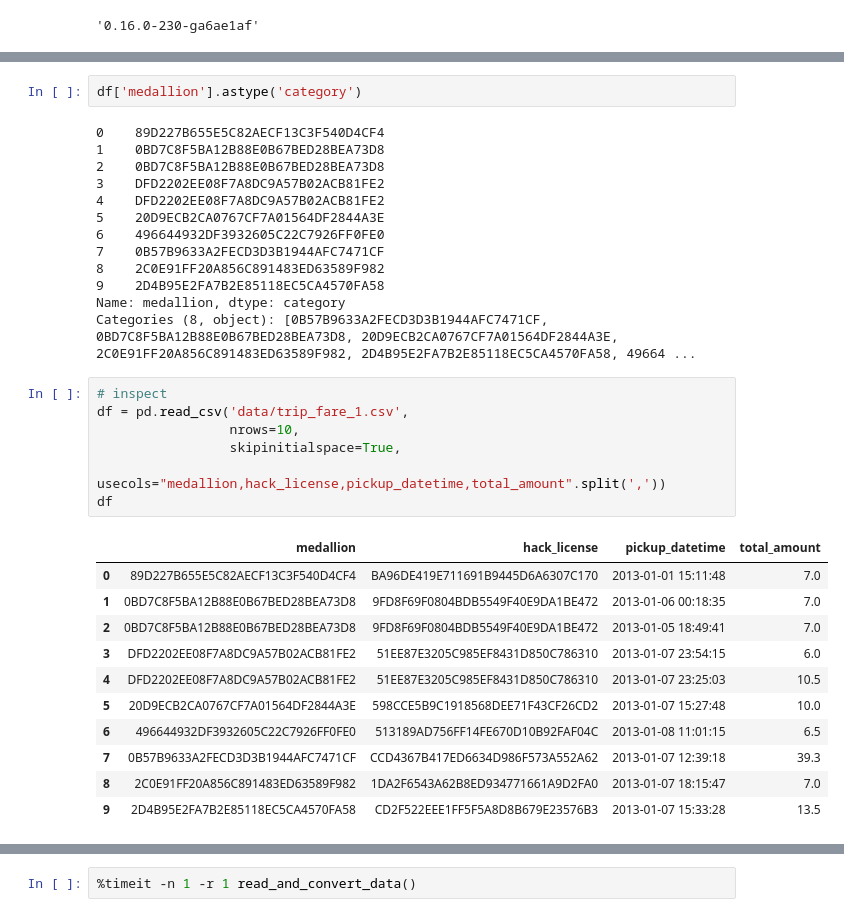
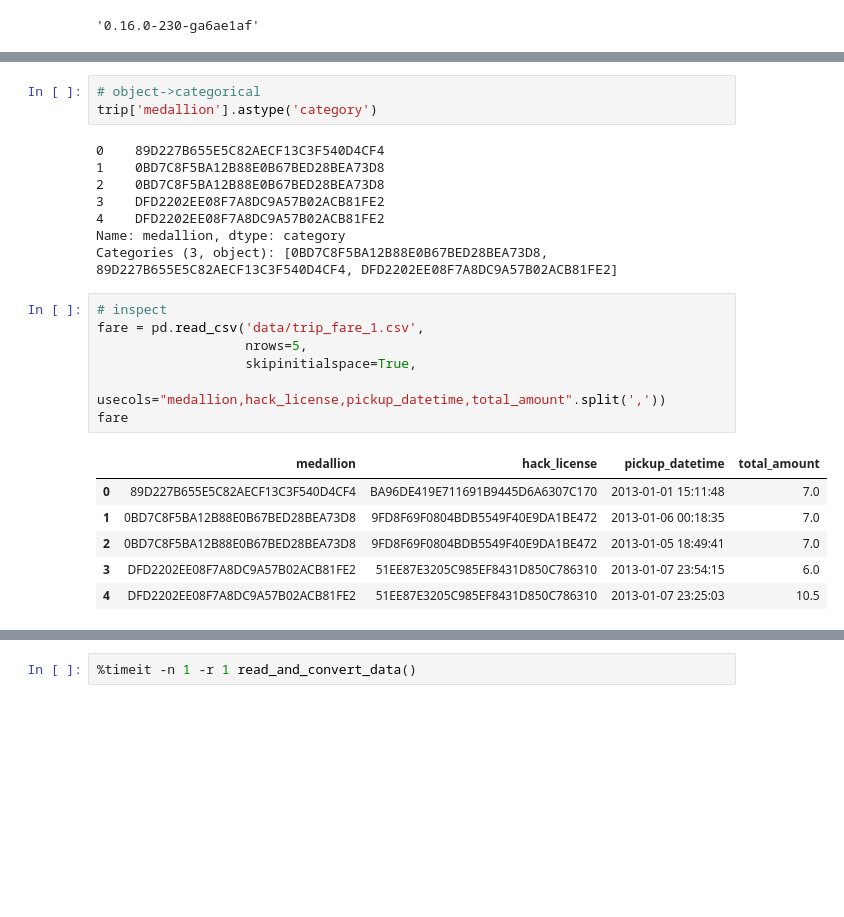
Before and after one commit to jreback/metis, a Jupyter notebook: Taxi Data.ipynb, the cells around one changed output, grey strips where cells are left out. Drawn from its saved outputs; the diff is of its cells as text; blank space fills up the shorter version.

```diff
--- a/Taxi Data.ipynb
+++ b/Taxi Data.ipynb
@@ -55,35 +46,26 @@ pd.to_datetime(df['dropoff_datetime'],infer_datetime_format=True)
 Name: dropoff_datetime, dtype: datetime64[ns]
 # %%
-df['medallion'].astype('category')
+# object->categorical
+trip['medallion'].astype('category')
 # %% [output]
 0    89D227B655E5C82AECF13C3F540D4CF4
 1    0BD7C8F5BA12B88E0B67BED28BEA73D8
 2    0BD7C8F5BA12B88E0B67BED28BEA73D8
 3    DFD2202EE08F7A8DC9A57B02ACB81FE2
 4    DFD2202EE08F7A8DC9A57B02ACB81FE2
-5    20D9ECB2CA0767CF7A01564DF2844A3E
-6    496644932DF3932605C22C7926FF0FE0
-7    0B57B9633A2FECD3D3B1944AFC7471CF
-8    2C0E91FF20A856C891483ED63589F982
-9    2D4B95E2FA7B2E85118EC5CA4570FA58
 Name: medallion, dtype: category
-Categories (8, object): [0B57B9633A2FECD3D3B1944AFC7471CF, 0BD7C8F5BA12B88E0B67BED28BEA73D8, 20D9ECB2CA0767CF7A01564DF2844A3E, 2C0E91FF20A856C891483ED63589F982, 2D4B95E2FA7B2E85118EC5CA4570FA58, 49664 ...
+Categories (3, object): [0BD7C8F5BA12B88E0B67BED28BEA73D8, 89D227B655E5C82AECF13C3F540D4CF4, DFD2202EE08F7A8DC9A57B02ACB81FE2]
 # %%
 # inspect
-df = pd.read_csv('data/trip_fare_1.csv',
-                 nrows=10,
-                 skipinitialspace=True,
-                 usecols="medallion,hack_license,pickup_datetime,total_amount".split(','))
-df
+fare = pd.read_csv('data/trip_fare_1.csv',
+                   nrows=5,
+                   skipinitialspace=True,
+                   usecols="medallion,hack_license,pickup_datetime,total_amount".split(','))
+fare
 # %% [output]
 |  | medallion | hack_license | pickup_datetime | total_amount |
 | 0 | 89D227B655E5C82AECF13C3F540D4CF4 | BA96DE419E711691B9445D6A6307C170 | 2013-01-01 15:11:48 | 7.0 |
 | 1 | 0BD7C8F5BA12B88E0B67BED28BEA73D8 | 9FD8F69F0804BDB5549F40E9DA1BE472 | 2013-01-06 00:18:35 | 7.0 |
 | 2 | 0BD7C8F5BA12B88E0B67BED28BEA73D8 | 9FD8F69F0804BDB5549F40E9DA1BE472 | 2013-01-05 18:49:41 | 7.0 |
 | 3 | DFD2202EE08F7A8DC9A57B02ACB81FE2 | 51EE87E3205C985EF8431D850C786310 | 2013-01-07 23:54:15 | 6.0 |
 | 4 | DFD2202EE08F7A8DC9A57B02ACB81FE2 | 51EE87E3205C985EF8431D850C786310 | 2013-01-07 23:25:03 | 10.5 |
-| 5 | 20D9ECB2CA0767CF7A01564DF2844A3E | 598CCE5B9C1918568DEE71F43CF26CD2 | 2013-01-07 15:27:48 | 10.0 |
-| 6 | 496644932DF3932605C22C7926FF0FE0 | 513189AD756FF14FE670D10B92FAF04C | 2013-01-08 11:01:15 | 6.5 |
-| 7 | 0B57B9633A2FECD3D3B1944AFC7471CF | CCD4367B417ED6634D986F573A552A62 | 2013-01-07 12:39:18 | 39.3 |
-| 8 | 2C0E91FF20A856C891483ED63589F982 | 1DA2F6543A62B8ED934771661A9D2FA0 | 2013-01-07 18:15:47 | 7.0 |
-| 9 | 2D4B95E2FA7B2E85118EC5CA4570FA58 | CD2F522EEE1FF5F5A8D8B679E23576B3 | 2013-01-07 15:33:28 | 13.5 |
```
Also changed, not shown: parts of 16 cells of this notebook.
